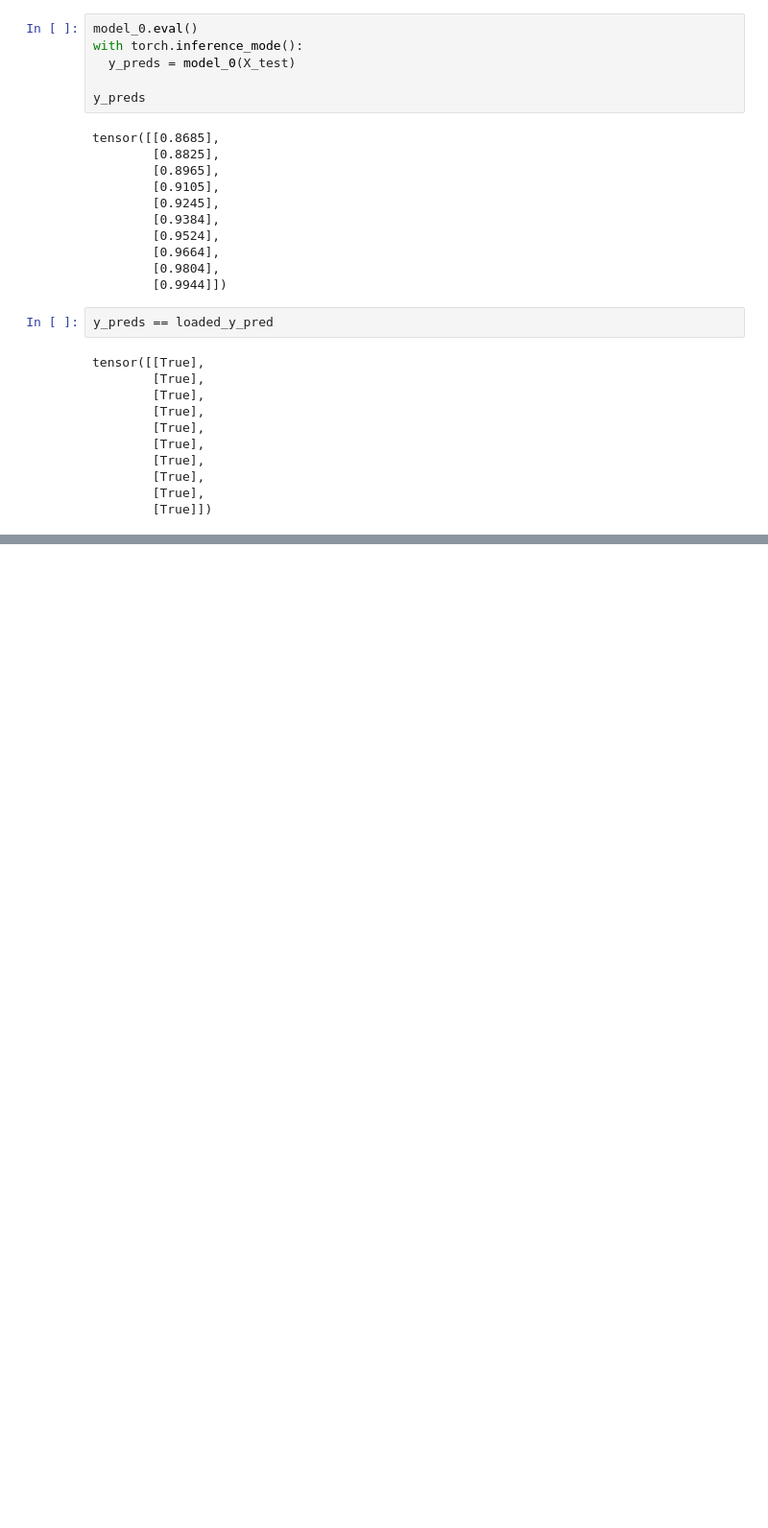
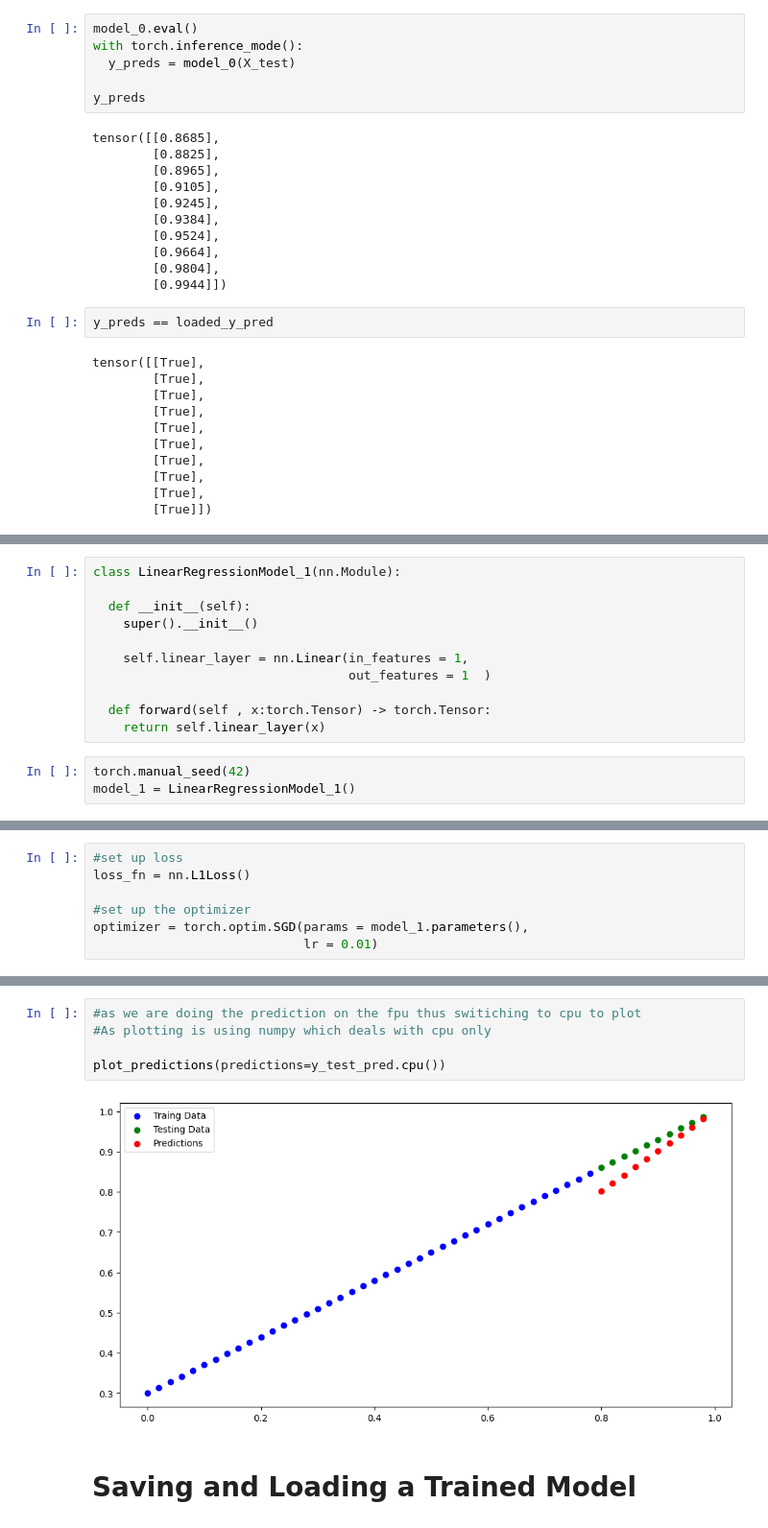
Before and after one commit to arosha27/Week4-LearnPyTorch, a Jupyter notebook: 01_PyTorchWorkflow.ipynb, the cells around one changed output, grey strips where cells are left out. Shown at 96% size. Drawn from its saved outputs; the diff is of its cells as text; blank space fills up the shorter version.

```diff
--- a/01_PyTorchWorkflow.ipynb
+++ b/01_PyTorchWorkflow.ipynb
@@ -544,0 +664,14 @@ tensor([[True],
+# %%
+class LinearRegressionModel_1(nn.Module):
+
+  def __init__(self):
+    super().__init__()
+
+    self.linear_layer = nn.Linear(in_features = 1,
+                                  out_features = 1  )
+
+  def forward(self , x:torch.Tensor) -> torch.Tensor:
+    return self.linear_layer(x)
+# %%
+torch.manual_seed(42)
+model_1 = LinearRegressionModel_1()
@@ -544,0 +706,7 @@ tensor([[True],
+# %%
+#set up loss
+loss_fn = nn.L1Loss()
+
+#set up the optimizer
+optimizer = torch.optim.SGD(params = model_1.parameters(),
+                            lr = 0.01)
@@ -544,0 +802,9 @@ tensor([[True],
+# %%
+#as we are doing the prediction on the fpu thus switiching to cpu to plot
+#As plotting is using numpy which deals with cpu only
+
+plot_predictions(predictions=y_test_pred.cpu())
+# %% [output]
+[figure, added]
+# %% [markdown]
+# Saving and Loading a Trained Model
```
Also changed, not shown: parts of 29 cells of this notebook.
